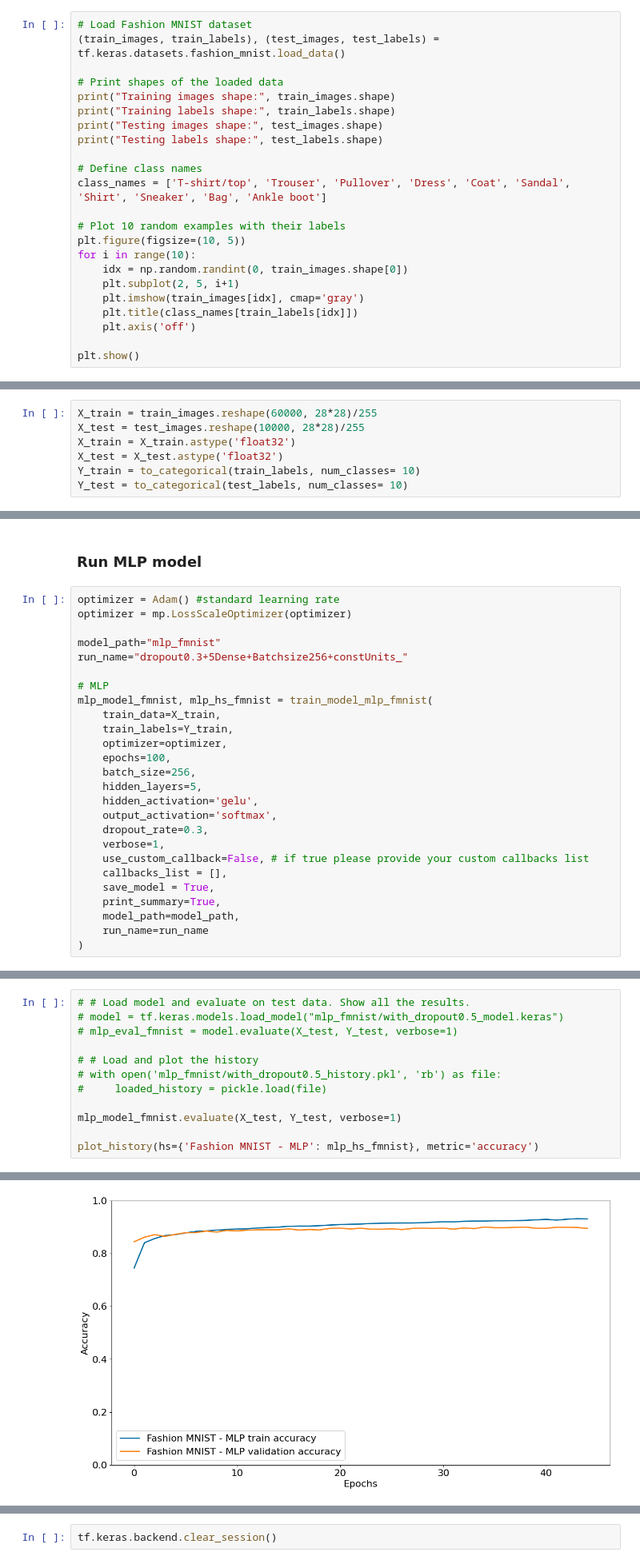
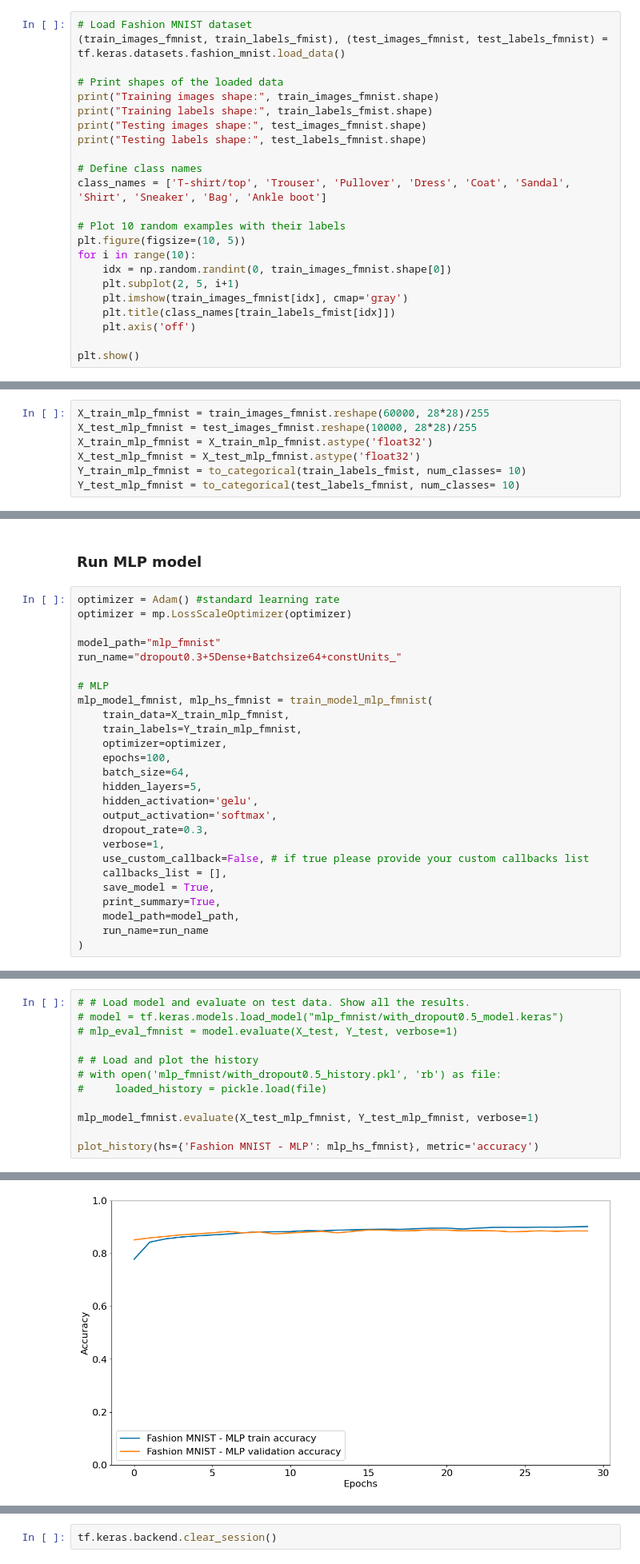
Before and after one commit to etheleigh/Deep-Learning-Project-1---MLPs-and-CNN-for-image-classification, a Jupyter notebook: notebook.ipynb, the cells around one changed output, grey strips where cells are left out. Shown at 80% size. Cells and saved outputs as stored; diff of their text form.

```diff
--- a/notebook.ipynb
+++ b/notebook.ipynb
@@ -137,12 +142,12 @@ def evaluate_models_in_folder(folder_path, X, Y, verbose=1):
 # %%
 # Load Fashion MNIST dataset
-(train_images, train_labels), (test_images, test_labels) = tf.keras.datasets.fashion_mnist.load_data()
+(train_images_fmnist, train_labels_fmist), (test_images_fmnist, test_labels_fmnist) = tf.keras.datasets.fashion_mnist.load_data()
 
 # Print shapes of the loaded data
-print("Training images shape:", train_images.shape)
-print("Training labels shape:", train_labels.shape)
-print("Testing images shape:", test_images.shape)
-print("Testing labels shape:", test_labels.shape)
+print("Training images shape:", train_images_fmnist.shape)
+print("Training labels shape:", train_labels_fmist.shape)
+print("Testing images shape:", test_images_fmnist.shape)
+print("Testing labels shape:", test_labels_fmnist.shape)
 
 # Define class names
 class_names = ['T-shirt/top', 'Trouser', 'Pullover', 'Dress', 'Coat', 'Sandal', 'Shirt', 'Sneaker', 'Bag', 'Ankle boot']
@@ -150,10 +155,10 @@ class_names = ['T-shirt/top', 'Trouser', 'Pullover', 'Dress', 'Coat', 'Sandal',
 # Plot 10 random examples with their labels
 plt.figure(figsize=(10, 5))
 for i in range(10):
-    idx = np.random.randint(0, train_images.shape[0])
+    idx = np.random.randint(0, train_images_fmnist.shape[0])
     plt.subplot(2, 5, i+1)
-    plt.imshow(train_images[idx], cmap='gray')
-    plt.title(class_names[train_labels[idx]])
+    plt.imshow(train_images_fmnist[idx], cmap='gray')
+    plt.title(class_names[train_labels_fmist[idx]])
     plt.axis('off')
 
 plt.show()
@@ -168,7 +175,7 @@ Testing labels shape: (10000,)
 # %%
-X_train = train_images.reshape(60000, 28*28)/255
-X_test = test_images.reshape(10000, 28*28)/255
-X_train = X_train.astype('float32')
-X_test = X_test.astype('float32')
-Y_train = to_categorical(train_labels, num_classes= 10)
-Y_test = to_categorical(test_labels, num_classes= 10)
+X_train_mlp_fmnist = train_images_fmnist.reshape(60000, 28*28)/255
+X_test_mlp_fmnist = test_images_fmnist.reshape(10000, 28*28)/255
+X_train_mlp_fmnist = X_train_mlp_fmnist.astype('float32')
+X_test_mlp_fmnist = X_test_mlp_fmnist.astype('float32')
+Y_train_mlp_fmnist = to_categorical(train_labels_fmist, num_classes= 10)
+Y_test_mlp_fmnist = to_categorical(test_labels_fmnist, num_classes= 10)
@@ -298,15 +307,15 @@ optimizer = Adam() #standard learning rate
 optimizer = mp.LossScaleOptimizer(optimizer)
 
 model_path="mlp_fmnist"
-run_name="dropout0.3+5Dense+Batchsize256+constUnits_"
+run_name="dropout0.3+5Dense+Batchsize64+constUnits_"
 
 # MLP
 mlp_model_fmnist, mlp_hs_fmnist = train_model_mlp_fmnist(
-    train_data=X_train,
-    train_labels=Y_train,
+    train_data=X_train_mlp_fmnist,
+    train_labels=Y_train_mlp_fmnist,
     optimizer=optimizer,
     epochs=100,
-    batch_size=256,
+    batch_size=64,
     hidden_layers=5,
     hidden_activation='gelu',
     output_activation='softmax',
@@ -392,7 +411,7 @@ Finished training.
 # with open('mlp_fmnist/with_dropout0.5_history.pkl', 'rb') as file:
 #     loaded_history = pickle.load(file)
 
-mlp_model_fmnist.evaluate(X_test, Y_test, verbose=1)
+mlp_model_fmnist.evaluate(X_test_mlp_fmnist, Y_test_mlp_fmnist, verbose=1)
 
 plot_history(hs={'Fashion MNIST - MLP': mlp_hs_fmnist}, metric='accuracy')
 # %% [output]
@@ -400,3 +419,3 @@ plot_history(hs={'Fashion MNIST - MLP': mlp_hs_fmnist}, metric='accuracy')
-[figure, old version]
+[figure, new version]
 # %%
 # Evaluate all models
```
Also changed, not shown: parts of 55 cells of this notebook.
